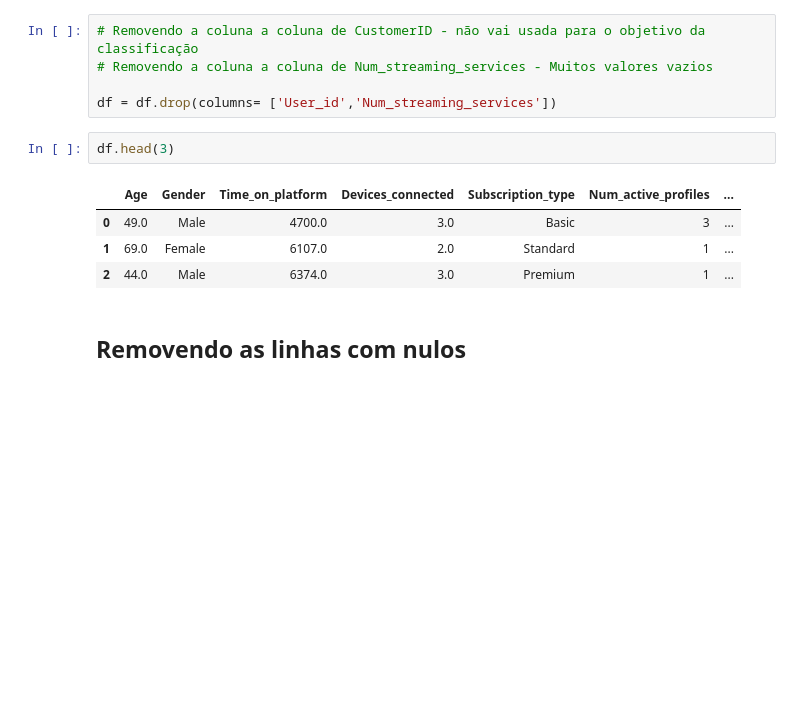
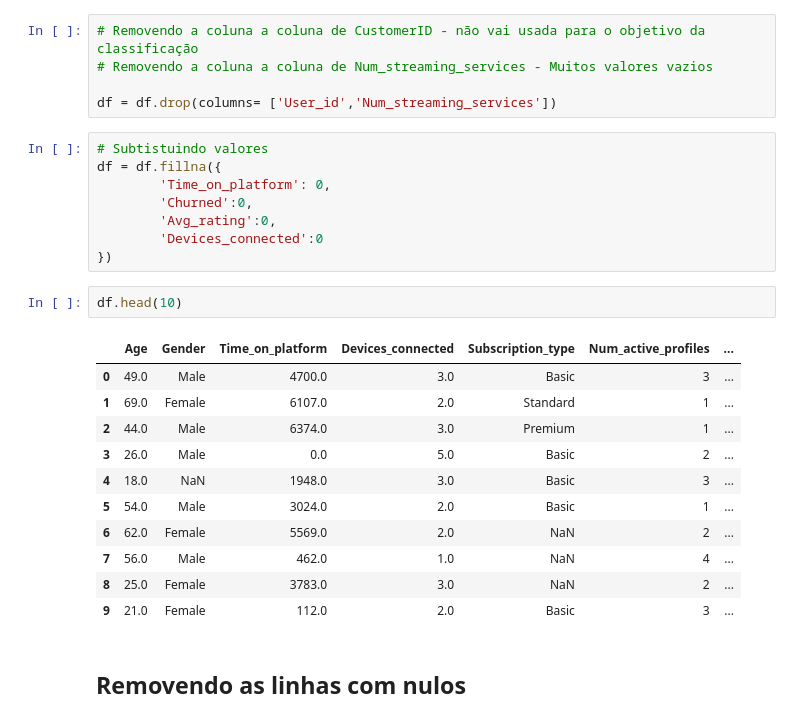
Before and after one commit to GTBelini22/Case_Classsificacao, a Jupyter notebook: Desafio_Previsão_de_Streaminyg_Classificação.ipynb, the cells around one changed output. Saved outputs shown, nothing was run; the diff lists cells and outputs as text; blank space fills up the shorter version.

```diff
--- a/Desafio_Previsão_de_Streaminyg_Classificação.ipynb
+++ b/Desafio_Previsão_de_Streaminyg_Classificação.ipynb
@@ -112,13 +116,28 @@ dtype: int64
 # Removendo a coluna a coluna de Num_streaming_services - Muitos valores vazios
 
 df = df.drop(columns= ['User_id','Num_streaming_services'])
+# %%
+# Subtistuindo valores
+df = df.fillna({
+        'Time_on_platform': 0,
+        'Churned':0,
+        'Avg_rating':0,
+        'Devices_connected':0
+})
 # %%
-df.head(3)
+df.head(10)
 # %% [output]
 |  | Age | Gender | Time_on_platform | Devices_connected | Subscription_type | Num_active_profiles | ... |
 | 0 | 49.0 | Male | 4700.0 | 3.0 | Basic | 3 | ... |
 | 1 | 69.0 | Female | 6107.0 | 2.0 | Standard | 1 | ... |
 | 2 | 44.0 | Male | 6374.0 | 3.0 | Premium | 1 | ... |
+| 3 | 26.0 | Male | 0.0 | 5.0 | Basic | 2 | ... |
+| 4 | 18.0 | NaN | 1948.0 | 3.0 | Basic | 3 | ... |
+| 5 | 54.0 | Male | 3024.0 | 2.0 | Basic | 1 | ... |
+| 6 | 62.0 | Female | 5569.0 | 2.0 | NaN | 2 | ... |
+| 7 | 56.0 | Male | 462.0 | 1.0 | NaN | 4 | ... |
+| 8 | 25.0 | Female | 3783.0 | 3.0 | NaN | 2 | ... |
+| 9 | 21.0 | Female | 112.0 | 2.0 | Basic | 3 | ... |
 # %% [markdown]
 ## Removendo as linhas com nulos
 # %%
```
Also changed, not shown: parts of 13 cells of this notebook.
